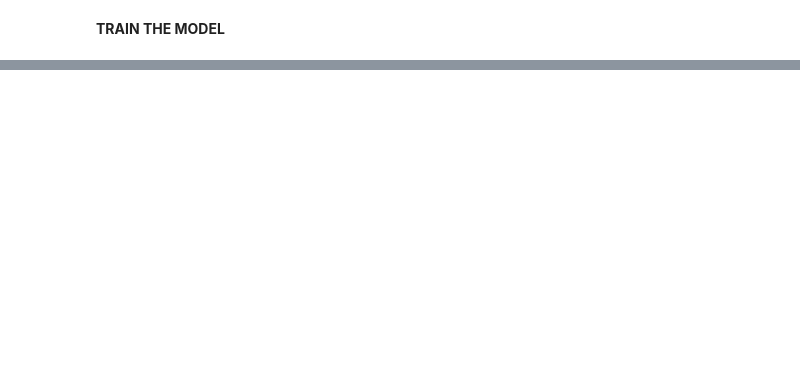
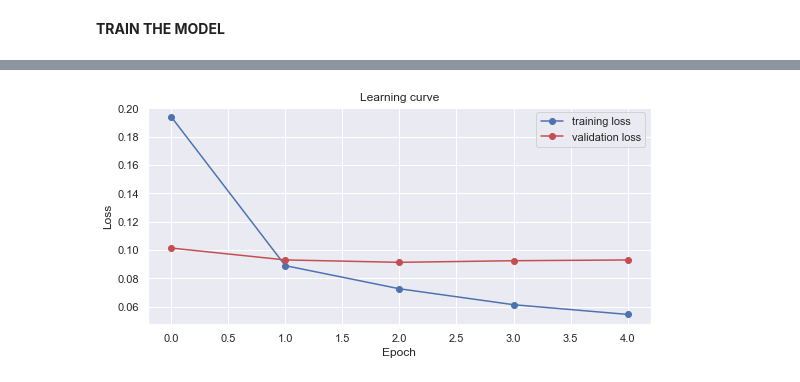
Before and after one commit to noname19871/ner_project, a Jupyter notebook: bert.ipynb, the cells around one changed output, grey strips where cells are left out. Cells and saved outputs as stored; diff of their text form; code cells hidden in the pictures; blank space fills up the shorter version.

```diff
--- a/bert.ipynb
+++ b/bert.ipynb
@@ -297,4 +302,4 @@ valid_dataloader = DataLoader(valid_data, sampler=valid_sampler, batch_size=batc
 # %% [markdown]
 **TRAIN THE MODEL**
 # %%
-model = BertForTokenClassification.from_pretrained("bert-base-uncased",num_labels=len(tag2idx))
+model = BertForTokenClassification.from_pretrained("bert-base-uncased",num_labels=n_tags)
@@ -335 +332,21 @@ model.train();
+# %%
+from transformers import get_linear_schedule_with_warmup
+
+epochs = 5
+max_grad_norm = 1.0
+
+# Total number of training steps is number of batches * number of epochs.
+total_steps = len(train_dataloader) * epochs
+
+# Create the learning rate scheduler.
+scheduler = get_linear_schedule_with_warmup(
+    optimizer,
+    num_warmup_steps=0,
+    num_training_steps=total_steps
+)
+# %%
+def flat_accuracy(preds, labels):
+    pred_flat = np.argmax(preds, axis=2).flatten()
+    labels_flat = labels.flatten()
+    return np.sum(pred_flat == labels_flat) / len(labels_flat)
 # %%
@@ -392,7 +554,10 @@ Train loss: 0.03526150299639248
 # %%
-bert_out_address = 'models/bert_out_model/en09'
+bert_out_address = 'models/bert_45_32_2'
+bert_plot_address = 'plots/bert_45_32_2'
 if not os.path.exists(bert_out_address):
         os.makedirs(bert_out_address)
+if not os.path.exists(bert_plot_address):
+        os.makedirs(bert_plot_address)
 # %%
 model_to_save = model.module if hasattr(model, 'module') else model  # Only save the model it-self
 # %%
@@ -415,0 +574,18 @@ if n_gpu >1:
+# %%
+# Increase the plot size and font size
+plt.rcParams["figure.figsize"] = (9, 4)
+
+# Plot the learning curve.
+plt.plot(train_losses, 'b-o', label="training loss")
+plt.plot(val_losses, 'r-o', label="validation loss")
+
+# Label the plot.
+plt.title("Learning curve")
+plt.xlabel("Epoch")
+plt.ylabel("Loss")
+plt.legend()
+output_img_file = os.path.join(bert_plot_address, "loss.png")
+plt.savefig(output_img_file)
+plt.show()
+# %% [output]
+[figure, added]
```
Also changed, not shown: parts of 56 cells of this notebook, 23 other files.
